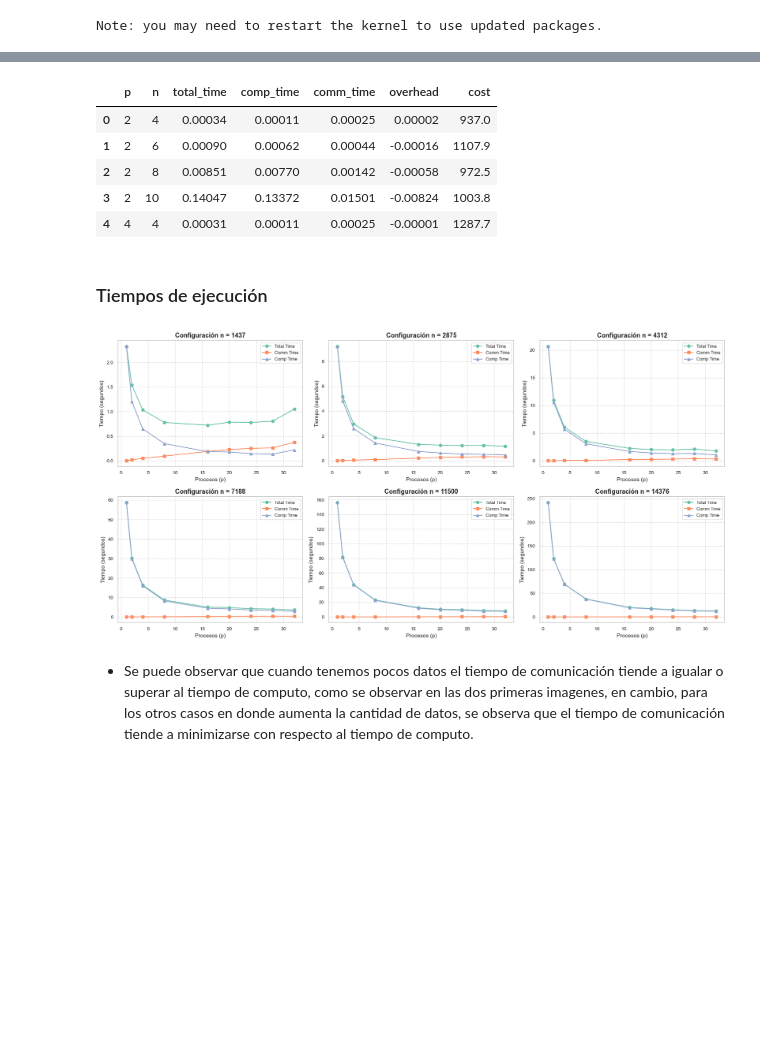
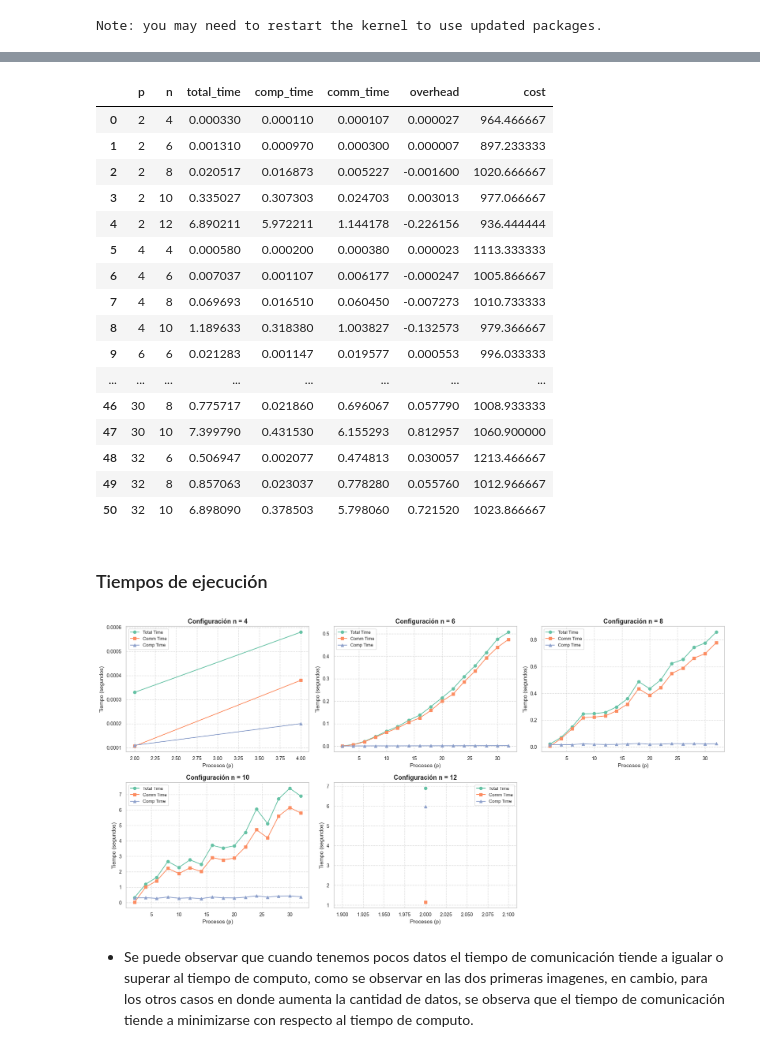
Before and after one commit to giansmart/ahpc-project-tsp, a Jupyter notebook: analisis.ipynb, the cells around one changed output, grey strips where cells are left out. Cells and saved outputs as stored; diff of their text form; code cells hidden in the pictures; blank space fills up the shorter version.

```diff
--- a/analisis.ipynb
+++ b/analisis.ipynb
@@ -19,7 +19,7 @@ import pandas as pd
 import matplotlib.pyplot as plt
 import numpy as np
 # %%
-df_full = pd.read_csv('results.csv', sep=',')
+df_full = pd.read_csv('results_khipu.csv', sep=',')
 df_full
 # %% [output]
 |  | p | n | total_time | comp_time | comm_time | overhead | cost |
@@ -47,13 +47,24 @@ plt.show()
 # %%
 df = df_full.groupby(["p", "n"]).mean().reset_index()
-df.head()
+df
 # %% [output]
 |  | p | n | total_time | comp_time | comm_time | overhead | cost |
-| 0 | 2 | 4 | 0.00034 | 0.00011 | 0.00025 | 0.00002 | 937.0 |
-| 1 | 2 | 6 | 0.00090 | 0.00062 | 0.00044 | -0.00016 | 1107.9 |
-| 2 | 2 | 8 | 0.00851 | 0.00770 | 0.00142 | -0.00058 | 972.5 |
-| 3 | 2 | 10 | 0.14047 | 0.13372 | 0.01501 | -0.00824 | 1003.8 |
-| 4 | 4 | 4 | 0.00031 | 0.00011 | 0.00025 | -0.00001 | 1287.7 |
+| 0 | 2 | 4 | 0.000330 | 0.000110 | 0.000107 | 0.000027 | 964.466667 |
+| 1 | 2 | 6 | 0.001310 | 0.000970 | 0.000300 | 0.000007 | 897.233333 |
+| 2 | 2 | 8 | 0.020517 | 0.016873 | 0.005227 | -0.001600 | 1020.666667 |
+| 3 | 2 | 10 | 0.335027 | 0.307303 | 0.024703 | 0.003013 | 977.066667 |
+| 4 | 2 | 12 | 6.890211 | 5.972211 | 1.144178 | -0.226156 | 936.444444 |
+| 5 | 4 | 4 | 0.000580 | 0.000200 | 0.000380 | 0.000023 | 1113.333333 |
+| 6 | 4 | 6 | 0.007037 | 0.001107 | 0.006177 | -0.000247 | 1005.866667 |
+| 7 | 4 | 8 | 0.069693 | 0.016510 | 0.060450 | -0.007273 | 1010.733333 |
+| 8 | 4 | 10 | 1.189633 | 0.318380 | 1.003827 | -0.132573 | 979.366667 |
+| 9 | 6 | 6 | 0.021283 | 0.001147 | 0.019577 | 0.000553 | 996.033333 |
+| ... | ... | ... | ... | ... | ... | ... | ... |
+| 46 | 30 | 8 | 0.775717 | 0.021860 | 0.696067 | 0.057790 | 1008.933333 |
+| 47 | 30 | 10 | 7.399790 | 0.431530 | 6.155293 | 0.812957 | 1060.900000 |
+| 48 | 32 | 6 | 0.506947 | 0.002077 | 0.474813 | 0.030057 | 1213.466667 |
+| 49 | 32 | 8 | 0.857063 | 0.023037 | 0.778280 | 0.055760 | 1012.966667 |
+| 50 | 32 | 10 | 6.898090 | 0.378503 | 5.798060 | 0.721520 | 1023.866667 |
 # %% [markdown]
 ### Tiempos de ejecución
 # %%
@@ -104,7 +115,7 @@ def plot_times_by_config(df: pd.DataFrame):
 # %%
 plot_times_by_config(df)
 # %% [output]
-[figure, old version]
+[figure, new version]
 # %% [markdown]
 - Se puede observar que cuando tenemos pocos datos el tiempo de comunicación tiende a igualar o superar al tiempo de computo, como se observar en las dos primeras imagenes, en cambio, para los otros casos en donde aumenta la cantidad de datos, se observa que el tiempo de comunicación tiende a minimizarse con respecto al tiempo de computo.
 # %% [markdown]
```
Also changed, not shown: parts of 3 cells of this notebook, 5 other files.
